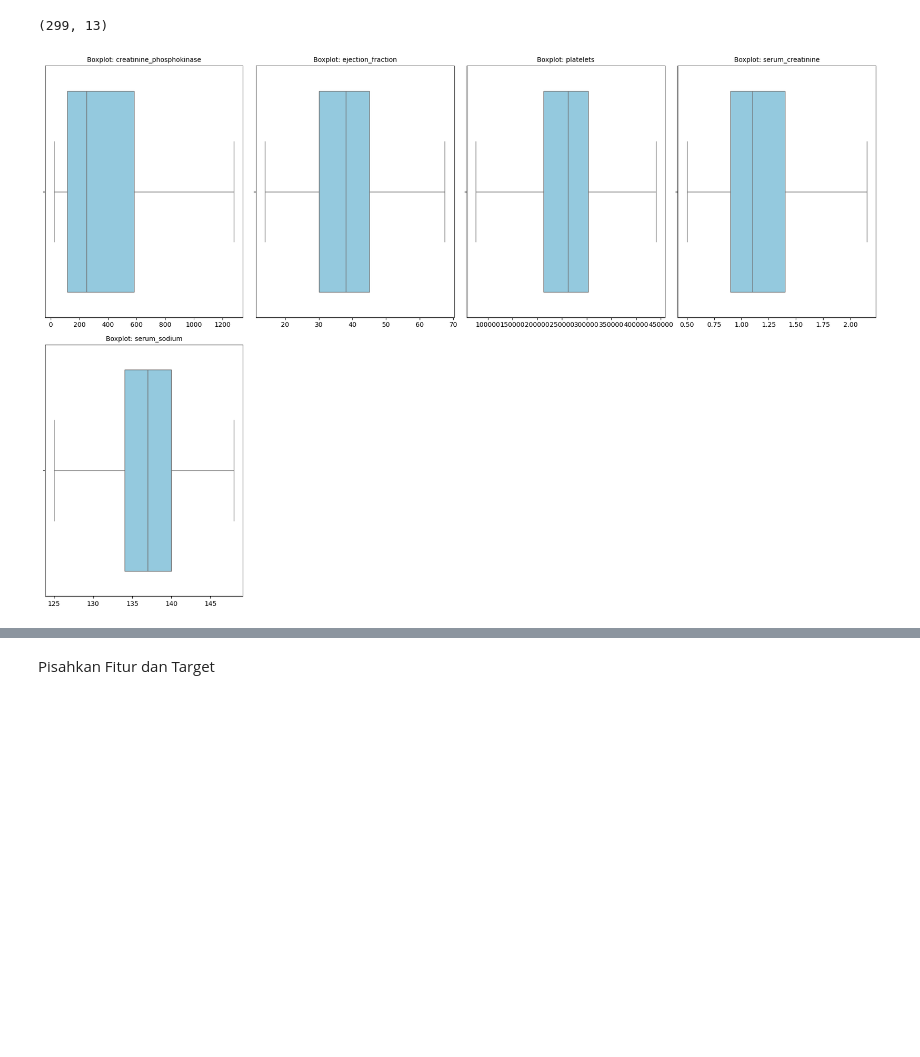
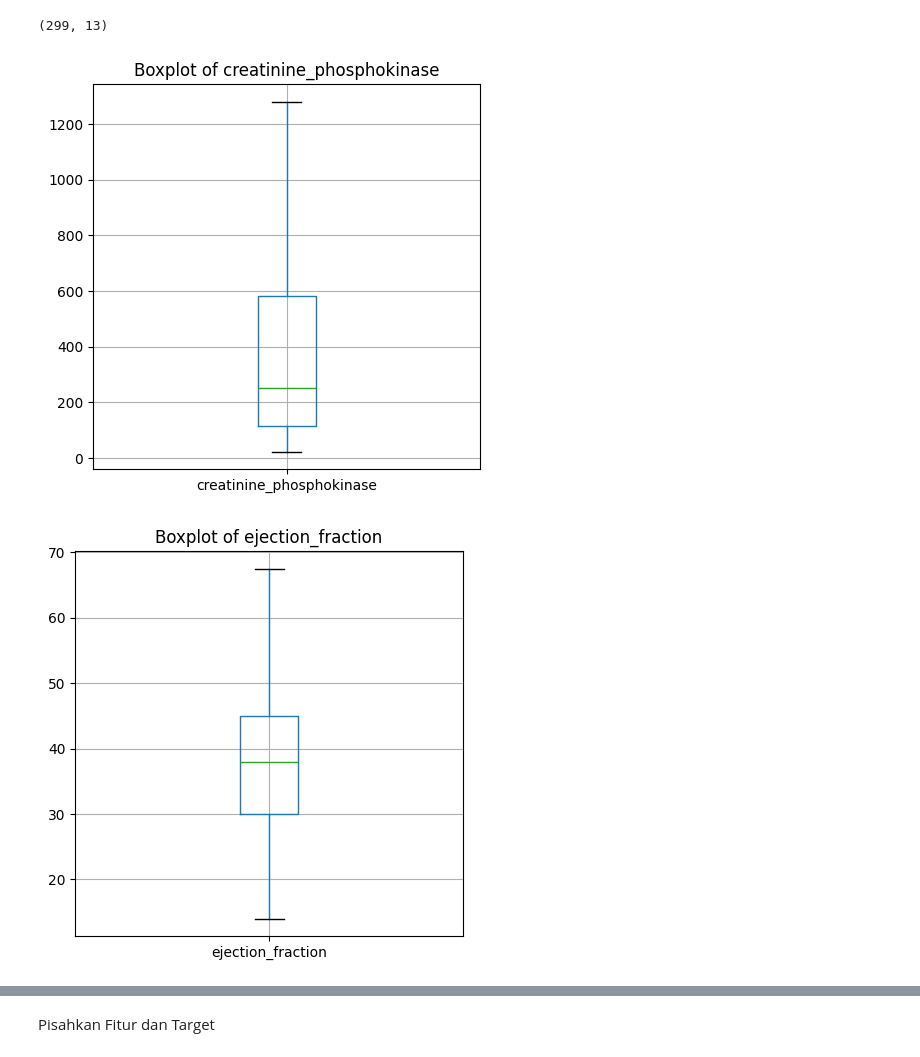
Before and after one commit to ranggatrib/prediksi-gagal-jantung, a Jupyter notebook: rf_model.ipynb, the cells around one changed output, grey strips where cells are left out. Drawn from its saved outputs; the diff is of its cells as text; code cells hidden in the pictures; blank space fills up the shorter version.

```diff
--- a/rf_model.ipynb
+++ b/rf_model.ipynb
@@ -99,23 +122,14 @@ filteredData = dataset[
 filteredData.shape
 # %% [output]
 (299, 13)
-# %%
-columnQuantile = ['creatinine_phosphokinase', 'ejection_fraction', 'platelets', 'serum_creatinine', 'serum_sodium']
-
-plt.figure(figsize=(18, 12))  # Ukuran gambar lebih besar
-total = len(columnQuantile)
-
-# Hitung baris dan kolom subplot otomatis
-rows = (total // 4) + int(total % 4 != 0)  # 4 kolom per baris
-cols = 4
-
-for i, col in enumerate(columnQuantile, 1):
-    plt.subplot(rows, cols, i)
-    sns.boxplot(x=dataset[col], color='skyblue')
-    plt.title(f'Boxplot: {col}', fontsize=10)
-    plt.xlabel("")  # Hilangkan label x agar lebih rapi
-
-plt.tight_layout()
-plt.show()
-# %% [output]
-[figure, removed]
+# %%
+columns = ['creatinine_phosphokinase', 'ejection_fraction', 'platelets', 'serum_creatinine', 'serum_sodium']
+
+for col in columns:
+    plt.figure(figsize=(5, 5))
+    dataset.boxplot(column=[col])
+    plt.title(f'Boxplot of {col}')
+    plt.show()
+# %% [output]
+[figure, added]
+[figure, added]
```
Also changed, not shown: parts of 10 cells of this notebook.
